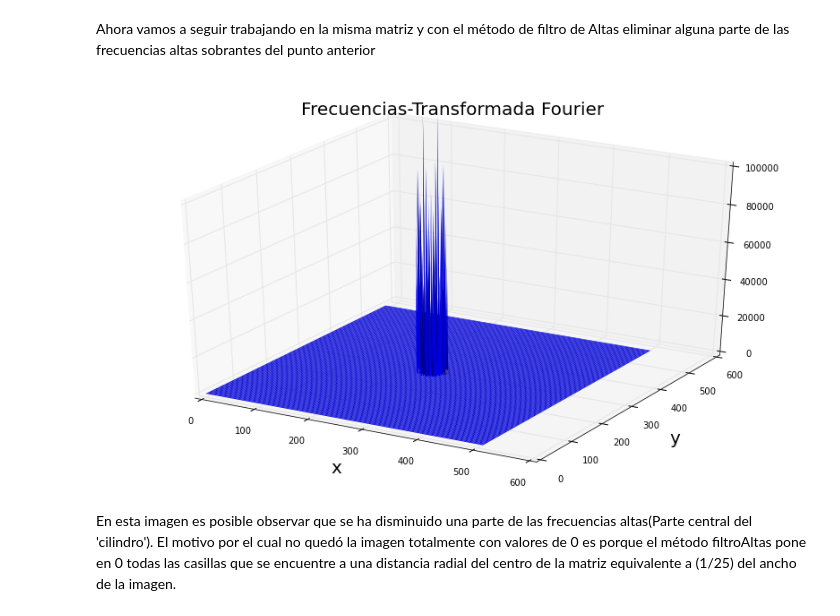
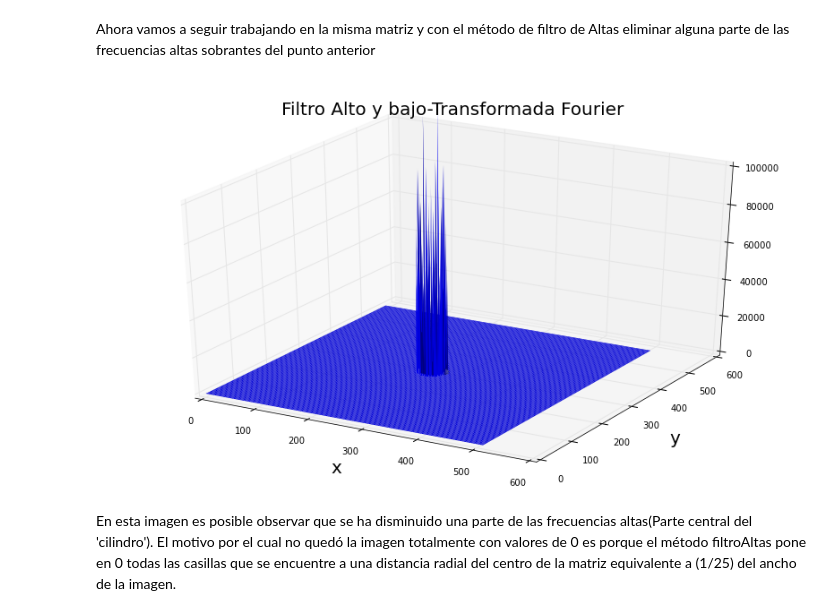
Before and after one commit to LinaPerez/PerezAngel_GarzonAlvarado_hw5, a Jupyter notebook: Filtro_imagenes.ipynb, the cells around one changed output. Cells and saved outputs as stored; diff of their text form; code cells hidden in the pictures.

```diff
--- a/Filtro_imagenes.ipynb
+++ b/Filtro_imagenes.ipynb
@@ -206,15 +206,15 @@ Ahora vamos a seguir trabajando en la misma matriz y con el método de filtro de
 # %%
 fil_bajas=filtroBajas(Ejemplo_esquinas)
 fil_altas=filtroAltas(fil_bajas)
 fig = plt.figure(figsize=(14,8))
 ax = fig.add_subplot(1, 1, 1, projection='3d')
 ax.set_zlim(0, 0.1*(10**6))
 figura1 = ax.plot_surface(X, Y, abs(fil_altas), rstride=4, cstride=4, linewidth=0)
-plt.title('Frecuencias-Transformada Fourier', fontsize=20 )
+plt.title('Filtro Alto y bajo-Transformada Fourier', fontsize=20 )
 plt.xlabel('x',fontsize=20)
 plt.ylabel('y',fontsize=20)
 plt.show()
 # %% [output]
-[figure, old version]
+[figure, new version]
 # %% [markdown]
 En esta imagen es posible observar que se ha disminuido una parte de las frecuencias altas(Parte central del 'cilindro'). El motivo por el cual no quedó la imagen totalmente con valores de 0 es porque el método filtroAltas pone en 0 todas las casillas que se encuentre a una distancia radial del centro de la matriz equivalente a (1/25) del ancho de la imagen.
```
Also changed, not shown: parts of 8 cells of this notebook.
